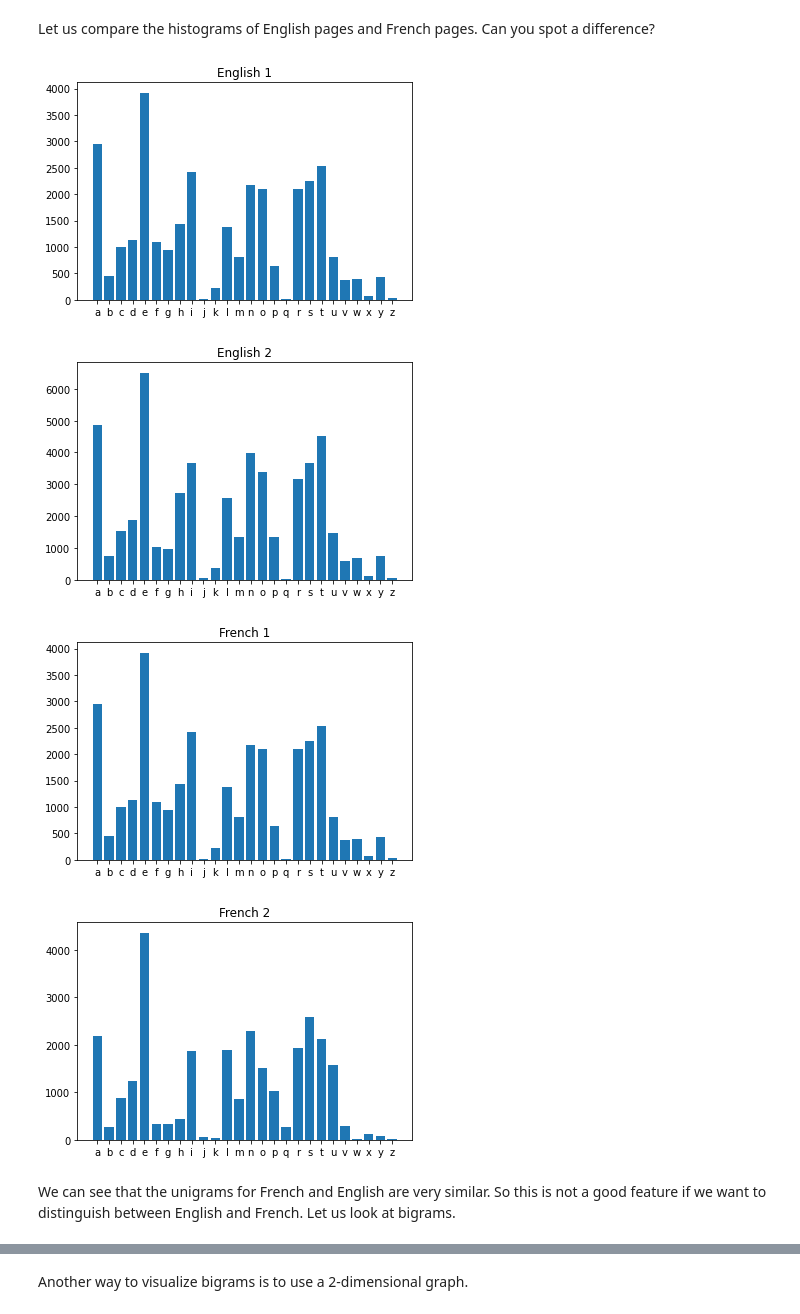
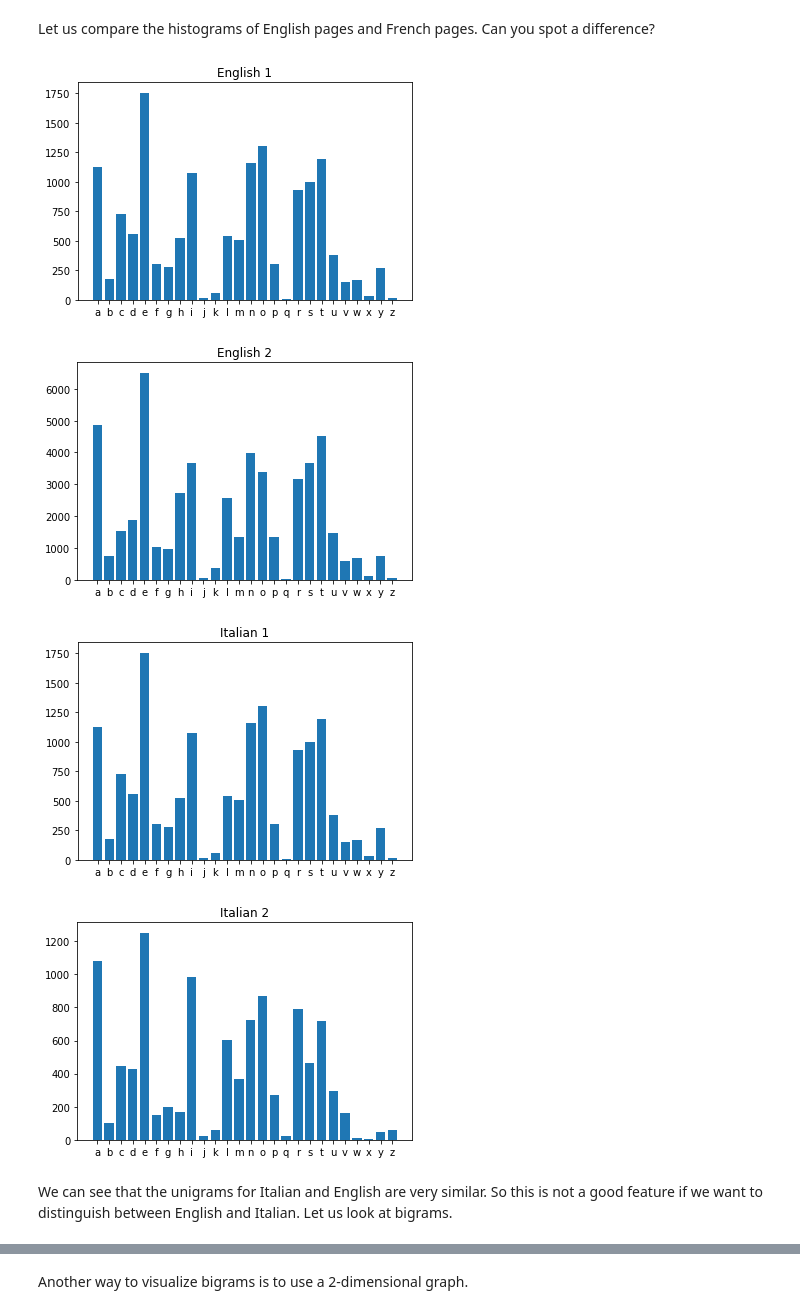
Before and after one commit to Eshan-Sharma/fmml2021, a Jupyter notebook: Lab_Work/Lab1_Features.ipynb, the cells around one changed output, grey strips where cells are left out. Drawn from its saved outputs; the diff is of its cells as text; code cells hidden in the pictures.

```diff
--- a/Lab_Work/Lab1_Features.ipynb
+++ b/Lab_Work/Lab1_Features.ipynb
@@ -33,12 +33,12 @@ How do we apply machine learning on text? We can't directly use the text as inpu
 
 Let us download a few documents off Wikipedia.
 # %%
-topic1 = 'Giraffe'
+topic1 = 'Economics'
 topic2 = 'Elephant'
 wikipedia.set_lang('en')
 eng1 = wikipedia.page(topic1).content
 eng2 = wikipedia.page(topic2).content
-wikipedia.set_lang('fr')
+wikipedia.set_lang('it')
 fr1 = wikipedia.page(topic1).content
 fr2 = wikipedia.page(topic2).content
 # %% [markdown]
@@ -101,22 +101,22 @@ plothistogram(unigram_eng2)
 plt.title('English 2')
 plt.show()
 # %% [output]
-[figure, old version]
+[figure, new version]
 [figure]
 # %%
 unigram_fr1 = Counter(ngrams(fr1,1))
 plothistogram(unigram_eng1)
-plt.title('French 1')
+plt.title('Italian 1')
 plt.show()
 unigram_fr2 = Counter(ngrams(fr2,1))
 plothistogram(unigram_fr2)
-plt.title('French 2')
+plt.title('Italian 2')
 plt.show()
 # %% [output]
-[figure, old version]
+[figure, new version]
-[figure, old version]
+[figure, new version]
 # %% [markdown]
-We can see that the unigrams for French and English are very similar. So this is not a good feature if we want to distinguish between English and French. Let us look at bigrams.
+We can see that the unigrams for Italian and English are very similar. So this is not a good feature if we want to distinguish between English and Italian. Let us look at bigrams.
 # %%
 bigram_eng1 = Counter(ngrams(eng1,2)) # bigrams
 plothistogram(bigram_eng1)
```
Also changed, not shown: parts of 7 cells of this notebook.
